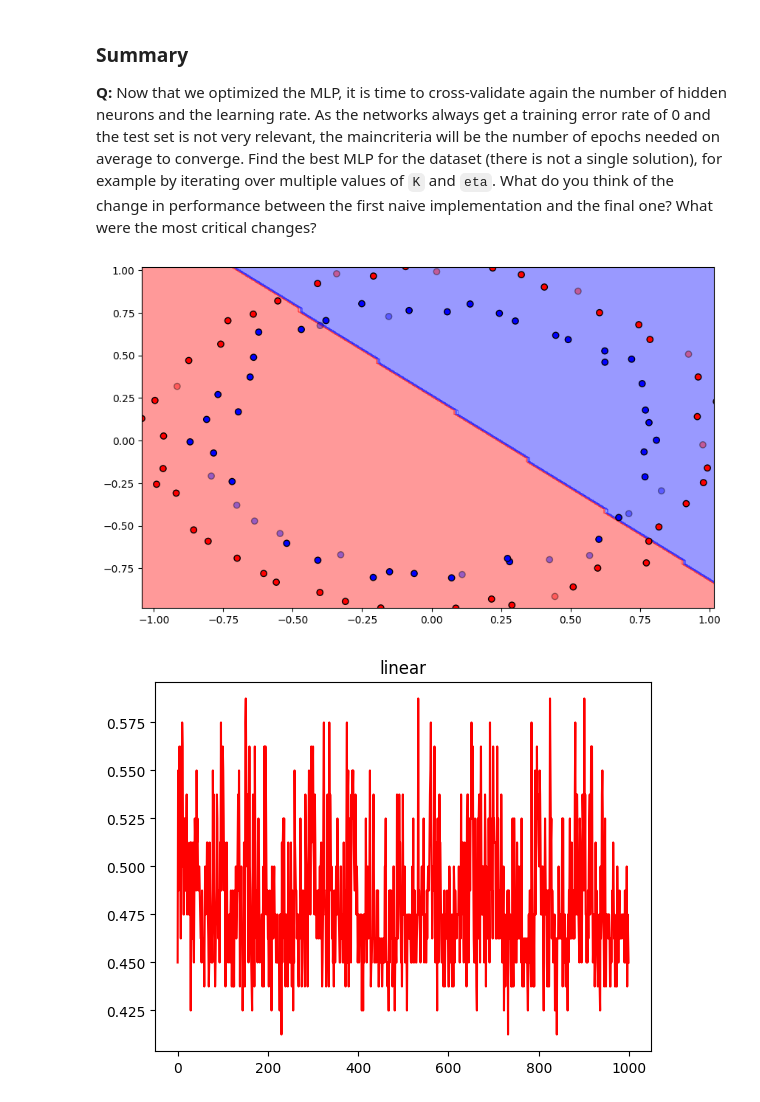
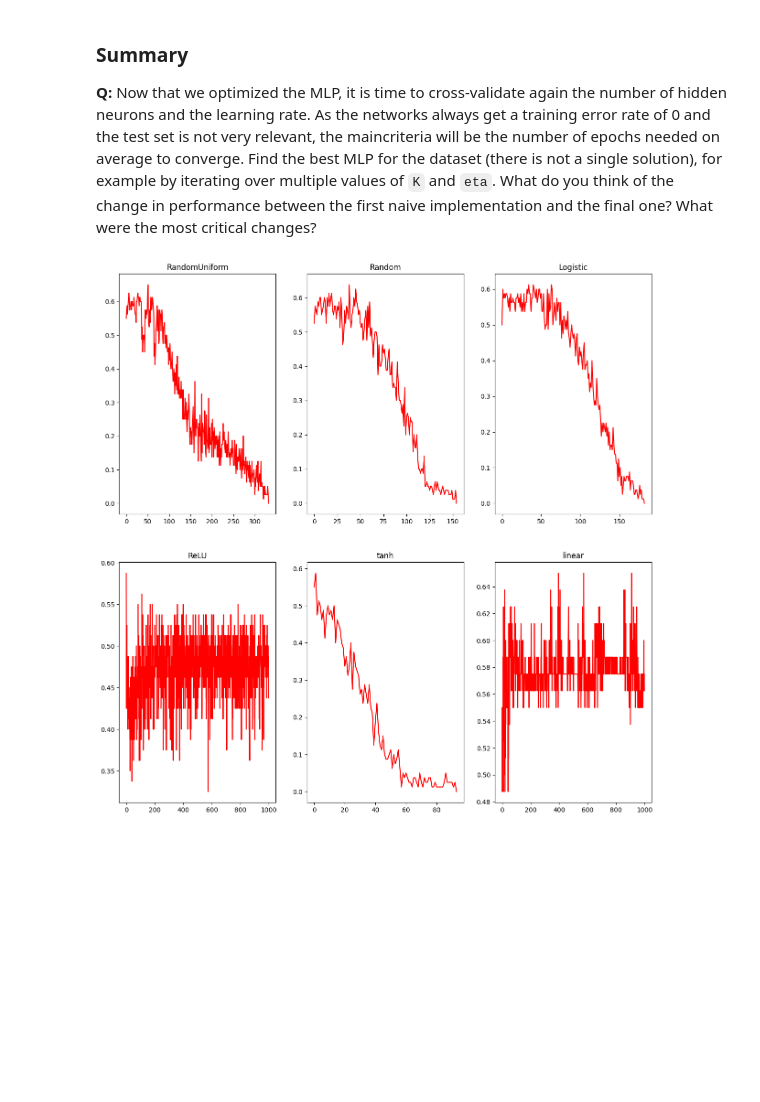
Before and after one commit to erichsdb/Neurocomputing, a Jupyter notebook: notebooks/8-MLP.ipynb, the cells around one changed output. Cells and saved outputs as stored; diff of their text form; code cells hidden in the pictures; blank space fills up the shorter version.

```diff
--- a/notebooks/8-MLP.ipynb
+++ b/notebooks/8-MLP.ipynb
@@ -1383,54 +1383,46 @@ plt.show()
 # %%
 d = 2
 K = 15
 eta = 0.1
 
 N = 100
 d = 2
 X, t = make_circles(n_samples=N, noise = 0.03, random_state=42)
 X_train, X_test, t_train, t_test = train_test_split(X, t, test_size=0.2)
 
+fig, ax = plt.subplots(2, 3, figsize=(15,15))
+
 mlp_train = RandomUniformMLP(d=2, K=15, activation_function=logistic, max_val=0.0, eta=eta)
 res = mlp_train.train(X_train, t_train, 1000, False)
-mlp_train.plot_classification()
-plt.plot(res[0], 'r')
-plt.title("RandomUniform")
-plt.show()
+ax[0, 0].plot(res[0], 'r')
+ax[0, 0].title.set_text("RandomUniform")
 
 mlp_train = RandomMLP(d=2, K=15, activation_function=logistic, max_val=1.0, eta=eta)
 res = mlp_train.train(X_train, t_train, 1000, False)
-mlp_train.plot_classification()
-plt.plot(res[0], 'r')
-plt.title("Random")
-plt.show()
+ax[0, 1].plot(res[0], 'r')
+ax[0, 1].title.set_text("Random")
 
 mlp_train = ActivationFunctionMLP(d=2, K=15, activation_function=logistic, max_val=1.0, eta=eta)
 res = mlp_train.train(X_train, t_train, 1000, False)
-mlp_train.plot_classification()
-plt.plot(res[0], 'r')
-plt.title("Logistic")
-plt.show()
+ax[0, 2].plot(res[0], 'r')
+ax[0, 2].title.set_text("Logistic")
 
 mlp_train = ActivationFunctionMLP(d=2, K=15, activation_function=relu, max_val=1.0, eta=eta)
 res = mlp_train.train(X_train, t_train, 1000, False)
-mlp_train.plot_classification()
-plt.plot(res[0], 'r')
-plt.title("ReLU")
-plt.show()
+
+ax[1, 0].plot(res[0], 'r')
+ax[1, 0].title.set_text("ReLU")
 
 mlp_train = ActivationFunctionMLP(d=2, K=15, activation_function=tanh, max_val=1.0, eta=eta)
 res = mlp_train.train(X_train, t_train, 1000, False)
-mlp_train.plot_classification()
-plt.plot(res[0], 'r')
-plt.title("tanh")
-plt.show()
+ax[1, 1].plot(res[0], 'r')
+ax[1, 1].title.set_text("tanh")
 
 mlp_train = ActivationFunctionMLP(d=2, K=15, activation_function=linear, max_val=1.0, eta=eta)
 res = mlp_train.train(X_train, t_train, 1000, False)
-mlp_train.plot_classification()
-plt.plot(res[0], 'r')
-plt.title("linear")
+ax[1, 2].plot(res[0], 'r')
+ax[1, 2].title.set_text("linear")
+
 plt.show()
 # %% [output]
-[figure, old version]
+[figure, new version]
-[figure, removed]
```
